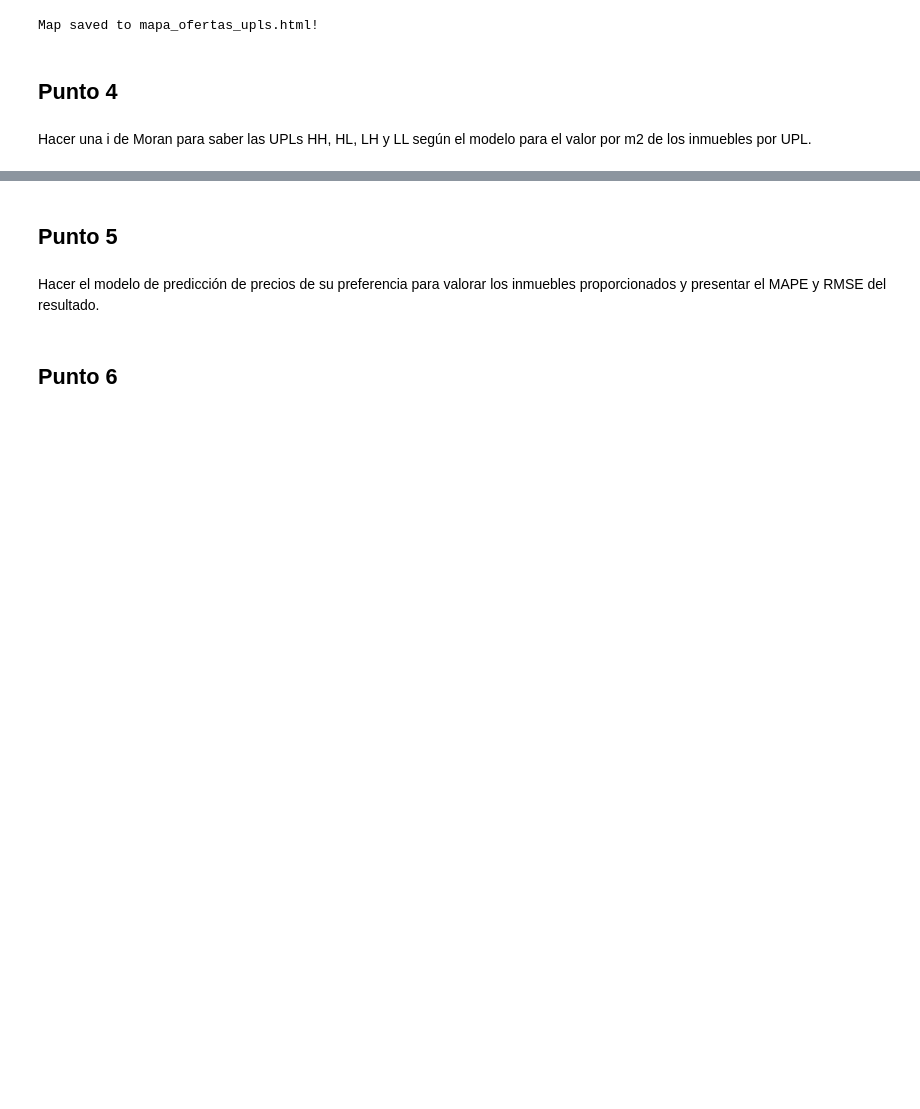
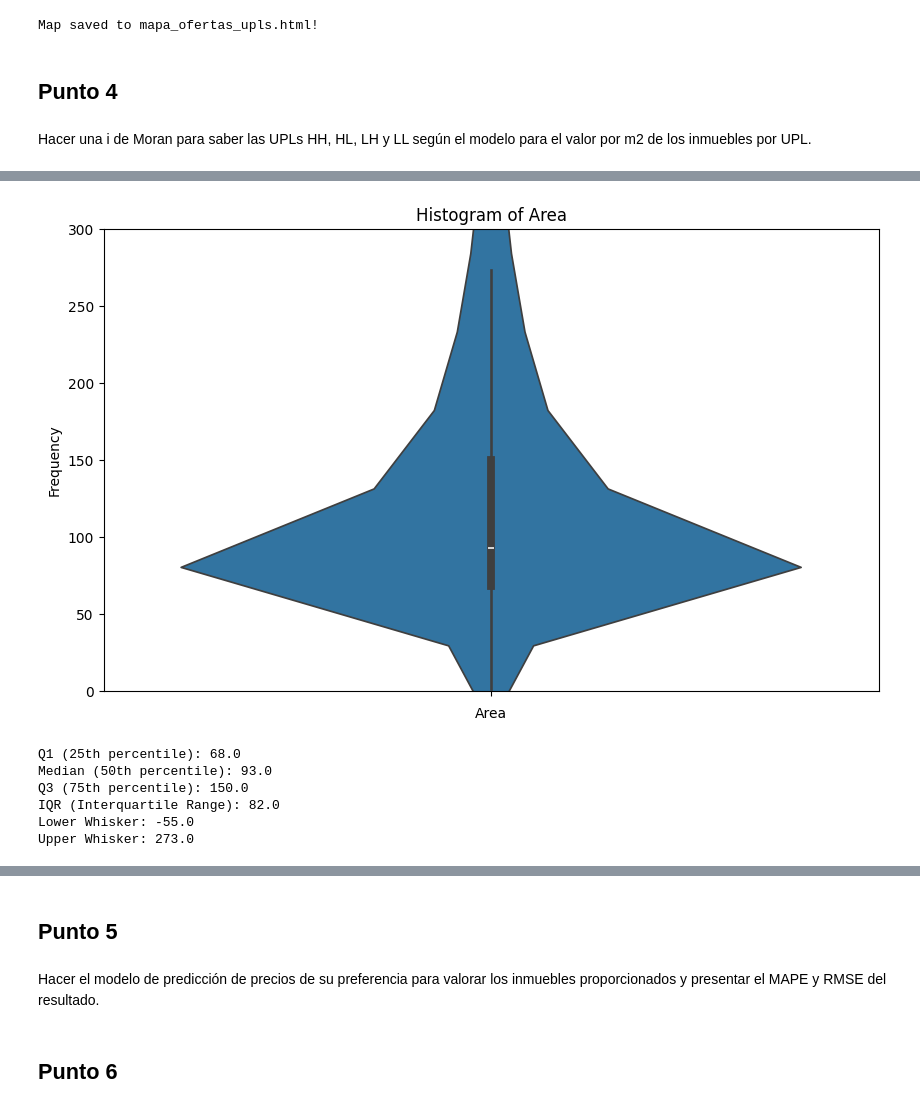
Before and after one commit to SantiGonzalezz/habi_prueba_data_science, a Jupyter notebook: Prueba_Data_Science_Santi.ipynb, the cells around one changed output, grey strips where cells are left out. Drawn from its saved outputs; the diff is of its cells as text; code cells hidden in the pictures; blank space fills up the shorter version.

```diff
--- a/Prueba_Data_Science_Santi.ipynb
+++ b/Prueba_Data_Science_Santi.ipynb
@@ -440,0 +482,44 @@ Escriba aquí su código. De ser necesario, puede agregar más celdas.
+# %%
+# Create a histogram of the 'area' column
+plt.figure(figsize=(10, 6))
+sns.violinplot(df_inmuebles['area'], inner='box')
+
+# Set the x-axis limits
+# plt.xlim(0, 1000)  # Set xlim to desired values
+plt.ylim(0, 300)
+# plt.ylim(0, 50)
+
+# Add titles and labels
+plt.title('Histogram of Area')
+plt.xlabel('Area')
+plt.ylabel('Frequency')
+
+# Display the plot
+plt.show()
+# %% [output]
+[figure, added]
+# %%
+Q1 = df_inmuebles['area'].quantile(0.25)
+Q2 = df_inmuebles['area'].quantile(0.50)
+Q3 = df_inmuebles['area'].quantile(0.75)
+
+# Calculate IQR
+IQR = Q3 - Q1
+
+# Calculate the lower and upper whiskers
+lower_whisker = Q1 - 1.5 * IQR
+upper_whisker = Q3 + 1.5 * IQR
+
+print(f"Q1 (25th percentile): {Q1}")
+print(f"Median (50th percentile): {Q2}")
+print(f"Q3 (75th percentile): {Q3}")
+print(f"IQR (Interquartile Range): {IQR}")
+print(f"Lower Whisker: {lower_whisker}")
+print(f"Upper Whisker: {upper_whisker}")
+# %% [output]
+Q1 (25th percentile): 68.0
+Median (50th percentile): 93.0
+Q3 (75th percentile): 150.0
+IQR (Interquartile Range): 82.0
+Lower Whisker: -55.0
+Upper Whisker: 273.0
```
Also changed, not shown: parts of 51 cells of this notebook, 1 other file.
